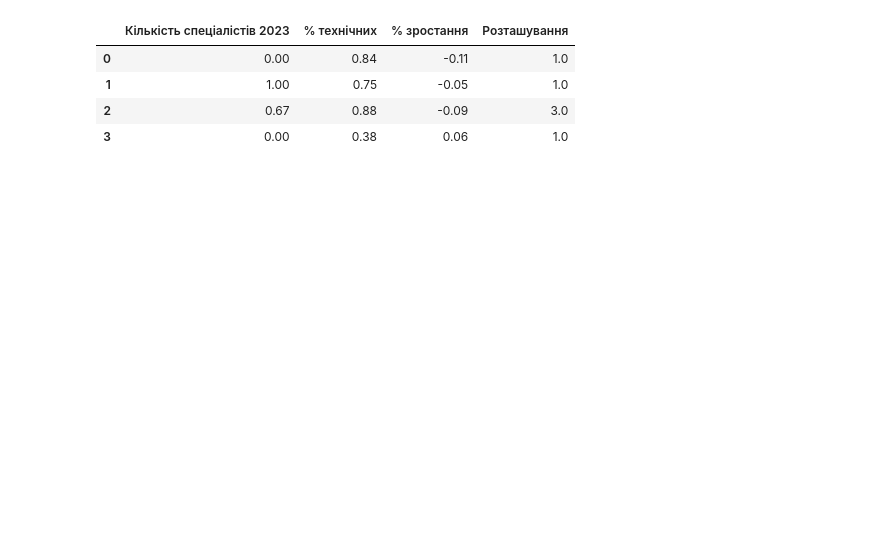
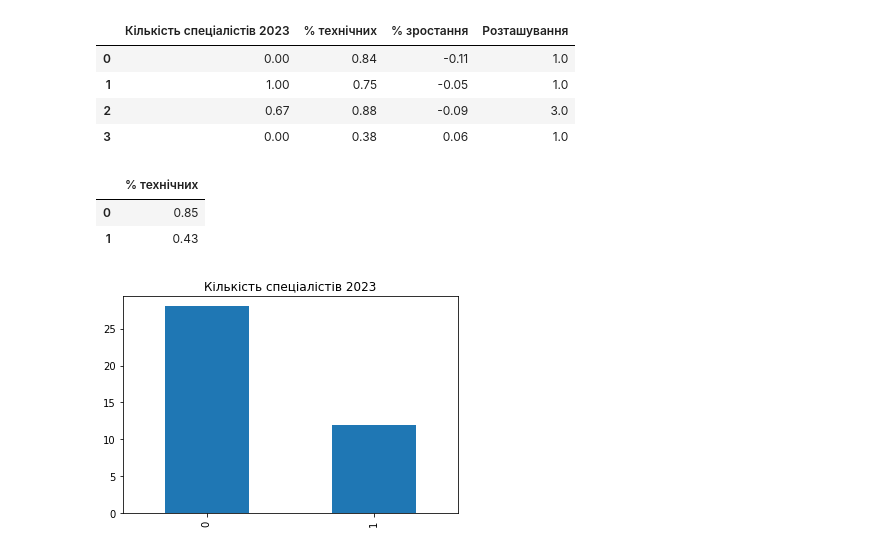
Before and after one commit to VladTarasov1/Dyploma, a Jupyter notebook: диплом.ipynb, the cells around one changed output. Drawn from its saved outputs; the diff is of its cells as text; code cells hidden in the pictures; blank space fills up the shorter version.

```diff
--- a/диплом.ipynb
+++ b/диплом.ipynb
@@ -341,0 +339,10 @@ def plot_2d(X, label_list_cluster):
+# %%
+# Використовуємо метод К середніх для двох кластерів
+km_r = KMeans(n_clusters = 2, random_state = 0).fit(df3[X])
+km2 = km_r.predict(df3[X])
+km2_centers = pd.DataFrame(km_r.cluster_centers_, columns = ['% технічних']).round(2)
+km2_centers
+# %% [output]
+|  | % технічних |
+| 0 | 0.85 |
+| 1 | 0.43 |
@@ -341,0 +351,11 @@ def plot_2d(X, label_list_cluster):
+# %%
+
+col = ['% технічних', 'Кількість спеціалістів 2023']
+from sklearn.model_selection import train_test_split
+X = df3[col]
+train, test = train_test_split(X, test_size=0.2, random_state=10)
+# %%
+# перевіряємо, чи рівні у нас кластери за кількістю спостережень
+train['Кількість спеціалістів 2023'].value_counts().plot(kind='bar', title='Кількість спеціалістів 2023');
+# %% [output]
+[figure, added]
```
Also changed, not shown: parts of 10 cells of this notebook.
